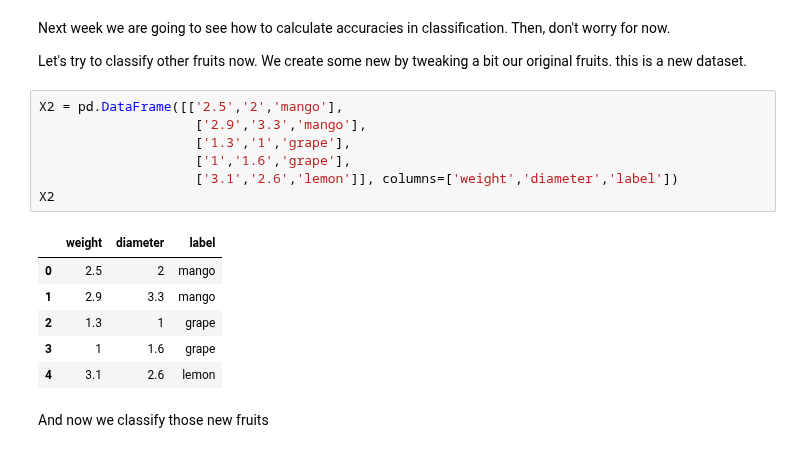
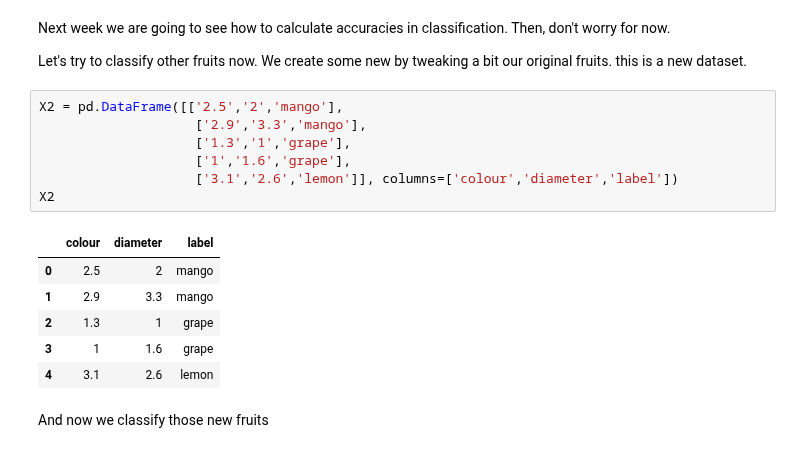
Before and after one commit to MartaVallejo/MachineLearning, a Jupyter notebook: DecisionTreeClassifier.ipynb, the cells around one changed output. Saved outputs shown, nothing was run; the diff lists cells and outputs as text.

Commit message:
UPDATE fix column name

```diff
--- a/DecisionTreeClassifier.ipynb
+++ b/DecisionTreeClassifier.ipynb
@@ -82,12 +82,12 @@ Let's try to classify other fruits now. We create some new by tweaking a bit our
 # %%
 X2 = pd.DataFrame([['2.5','2','mango'],
                     ['2.9','3.3','mango'],
                     ['1.3','1','grape'],
                     ['1','1.6','grape'],
-                    ['3.1','2.6','lemon']], columns=['weight','diameter','label'])
+                    ['3.1','2.6','lemon']], columns=['colour','diameter','label'])
 X2
 # %% [output]
-|  | weight | diameter | label |
+|  | colour | diameter | label |
 | 0 | 2.5 | 2 | mango |
 | 1 | 2.9 | 3.3 | mango |
 | 2 | 1.3 | 1 | grape |
```
Also changed, not shown: parts of 2 cells of this notebook.
